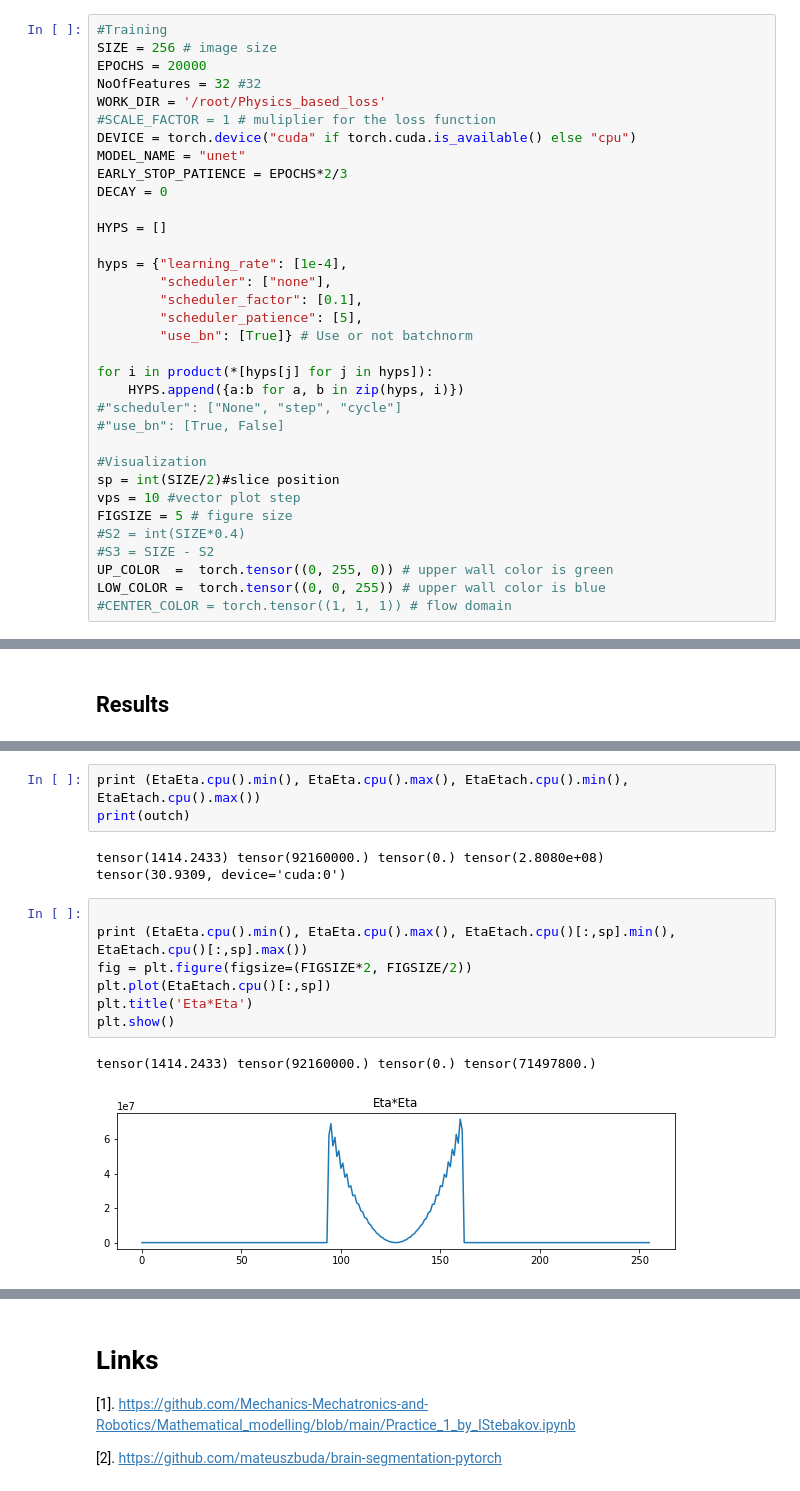
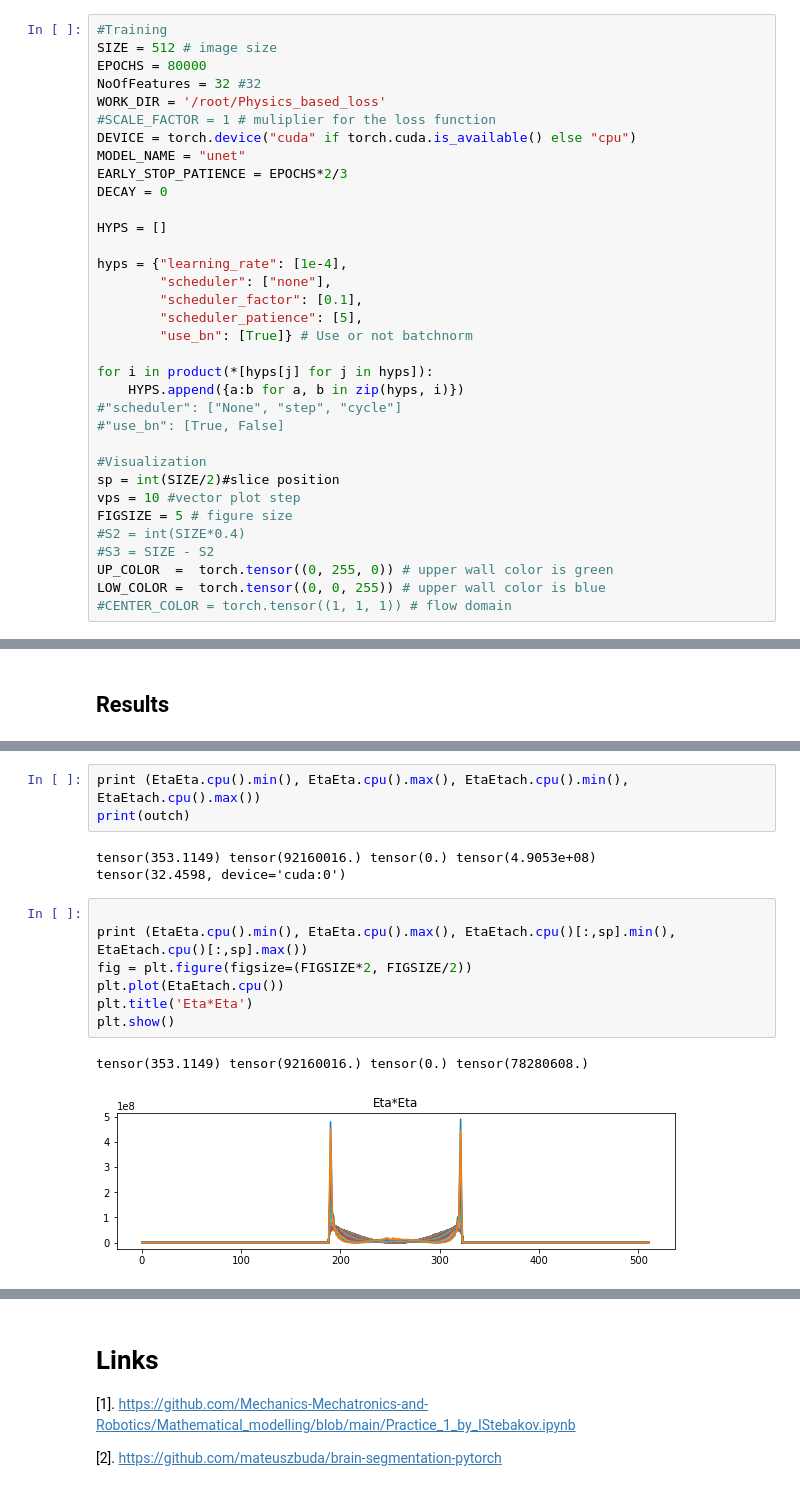
Before and after one commit to Mechanics-Mechatronics-and-Robotics/Physics-based-loss-and-machine-learning-approach-in-application-to-viscous-fluids-flow-modeling, a Jupyter notebook: Main.ipynb, the cells around one changed output, grey strips where cells are left out. Drawn from its saved outputs; the diff is of its cells as text.

```diff
--- a/Main.ipynb
+++ b/Main.ipynb
@@ -51,8 +51,8 @@ from PIL import Image
 ## Constants
 # %%
 #Training
-SIZE = 256 # image size
-EPOCHS = 20000
+SIZE = 512 # image size
+EPOCHS = 80000
 NoOfFeatures = 32 #32
 WORK_DIR = '/root/Physics_based_loss'
 #SCALE_FACTOR = 1 # muliplier for the loss function
@@ -1029,18 +1029,18 @@ Q =  1.0 ; Loss =  30.93091583251953
 print (EtaEta.cpu().min(), EtaEta.cpu().max(), EtaEtach.cpu().min(), EtaEtach.cpu().max())
 print(outch)
 # %% [output]
-tensor(1414.2433) tensor(92160000.) tensor(0.) tensor(2.8080e+08)
-tensor(30.9309, device='cuda:0')
+tensor(353.1149) tensor(92160016.) tensor(0.) tensor(4.9053e+08)
+tensor(32.4598, device='cuda:0')
 # %%
 
 print (EtaEta.cpu().min(), EtaEta.cpu().max(), EtaEtach.cpu()[:,sp].min(), EtaEtach.cpu()[:,sp].max())
 fig = plt.figure(figsize=(FIGSIZE*2, FIGSIZE/2))
-plt.plot(EtaEtach.cpu()[:,sp])
+plt.plot(EtaEtach.cpu())
 plt.title('Eta*Eta')
 plt.show()
 # %% [output]
-tensor(1414.2433) tensor(92160000.) tensor(0.) tensor(71497800.)
+tensor(353.1149) tensor(92160016.) tensor(0.) tensor(78280608.)
-[figure, old version]
+[figure, new version]
 # %%
 fig = plt.figure(figsize=(FIGSIZE*2, FIGSIZE/2))
 plt.plot(v1.cpu()[:,sp])
```
Also changed, not shown: parts of 11 cells of this notebook.
